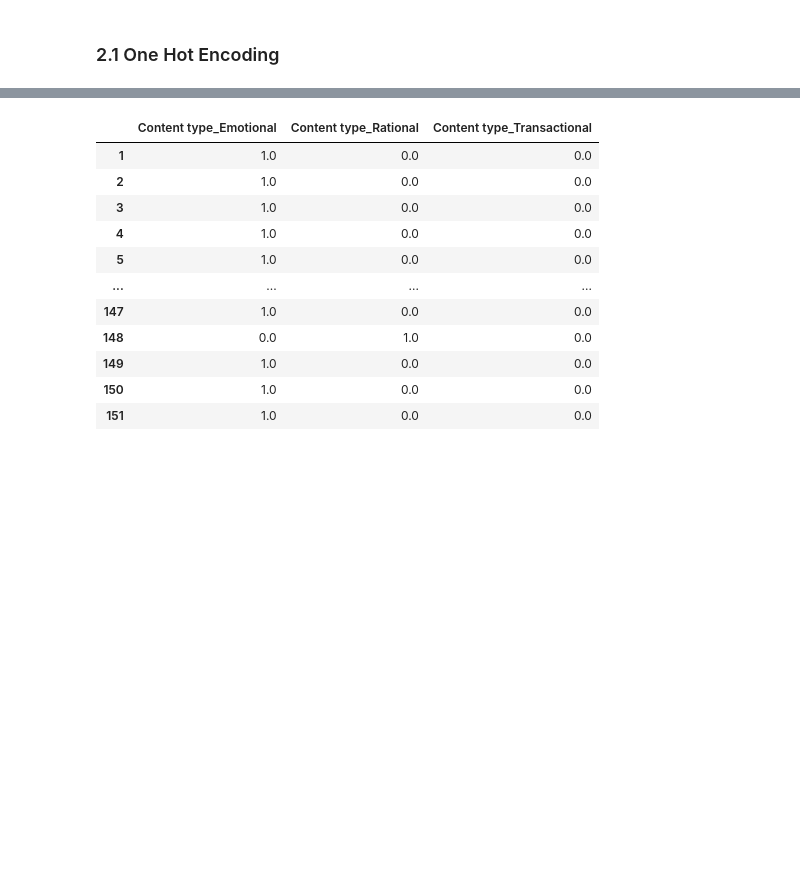
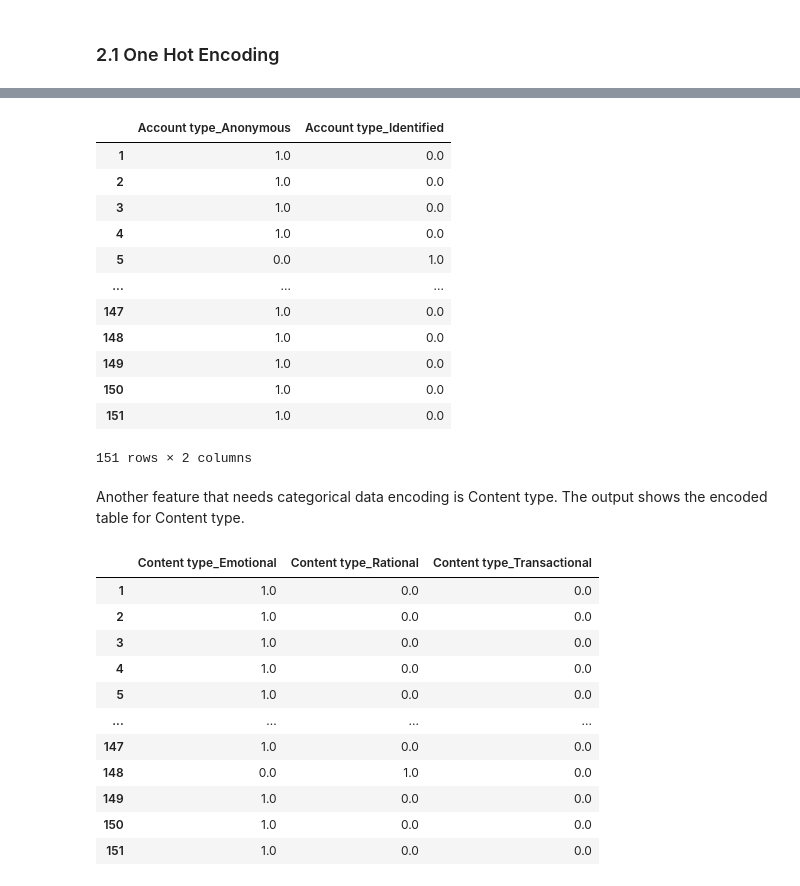
Before and after one commit to KituIco/cs132-g28-covid-vaccine-implants, a Jupyter notebook: misc/Data-Exploration-Encoding.ipynb, the cells around one changed output, grey strips where cells are left out. Drawn from its saved outputs; the diff is of its cells as text; code cells hidden in the pictures; blank space fills up the shorter version.

Commit message:
encoding description added

```diff
--- a/misc/Data-Exploration-Encoding.ipynb
+++ b/misc/Data-Exploration-Encoding.ipynb
@@ -182,3 +186,25 @@ Words
+# %%
+import category_encoders as ce
+
+account_encoder = ce.OneHotEncoder(cols='Account type',handle_unknown='return_nan',return_df=True,use_cat_names=True)
+account_encoded = account_encoder.fit_transform(df_account)
+account_encoded
+# %% [output]
+|  | Account type_Anonymous | Account type_Identified |
+| 1 | 1.0 | 0.0 |
+| 2 | 1.0 | 0.0 |
+| 3 | 1.0 | 0.0 |
+| 4 | 1.0 | 0.0 |
+| 5 | 0.0 | 1.0 |
+| ... | ... | ... |
+| 147 | 1.0 | 0.0 |
+| 148 | 1.0 | 0.0 |
+| 149 | 1.0 | 0.0 |
+| 150 | 1.0 | 0.0 |
+| 151 | 1.0 | 0.0 |
+151 rows × 2 columns
+# %% [markdown]
+Another feature that needs categorical data encoding is Content type. The output shows the encoded table for Content type.
 # %%
 import category_encoders as ce
 
```
Also changed, not shown: parts of 8 cells of this notebook.
